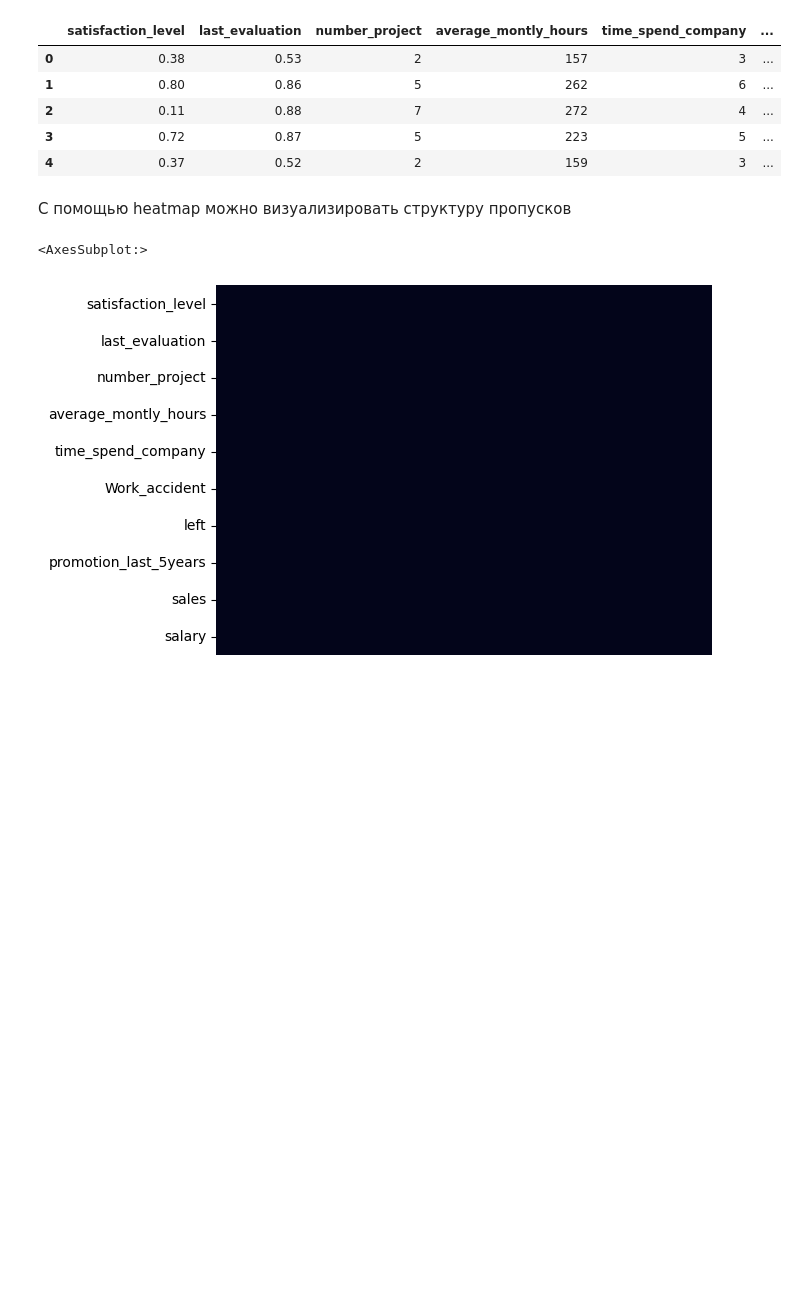
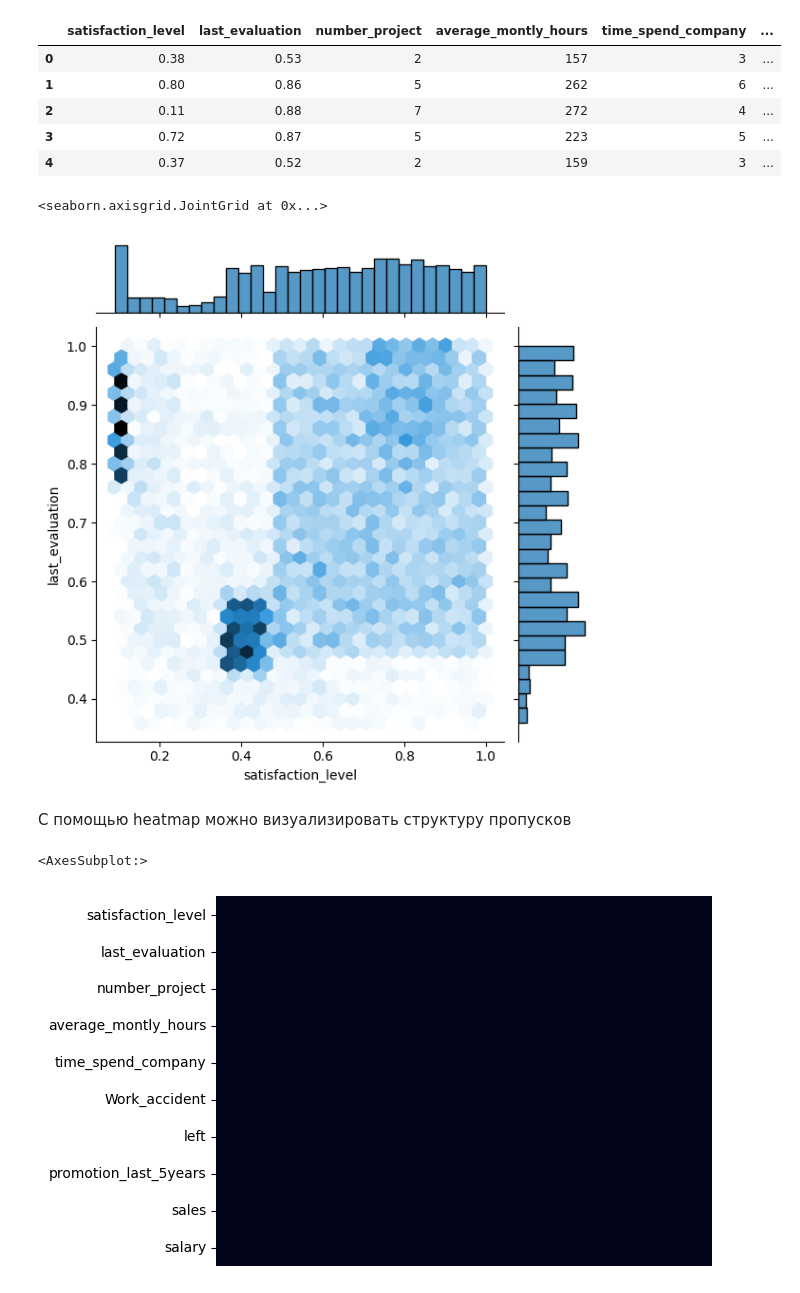
Before and after one commit to PAGriAnalytics/pagri_hard_skills, a Jupyter notebook: Seaborn_and_pyplot.ipynb, the cells around one changed output. Saved outputs shown, nothing was run; the diff lists cells and outputs as text; code cells hidden in the pictures; blank space fills up the shorter version.

```diff
--- a/Seaborn_and_pyplot.ipynb
+++ b/Seaborn_and_pyplot.ipynb
@@ -19,6 +19,11 @@ df.head()
 | 2 | 0.11 | 0.88 | 7 | 272 | 4 | ... |
 | 3 | 0.72 | 0.87 | 5 | 223 | 5 | ... |
 | 4 | 0.37 | 0.52 | 2 | 159 | 3 | ... |
+# %%
+sns.jointplot(df, x='satisfaction_level', y='last_evaluation', kind='hex')
+# %% [output]
+<seaborn.axisgrid.JointGrid at 0x...>
+[figure, added]
 # %% [markdown]
 С помощью heatmap можно визуализировать структуру пропусков
 # %%
```
Also changed, not shown: 25 other files.
